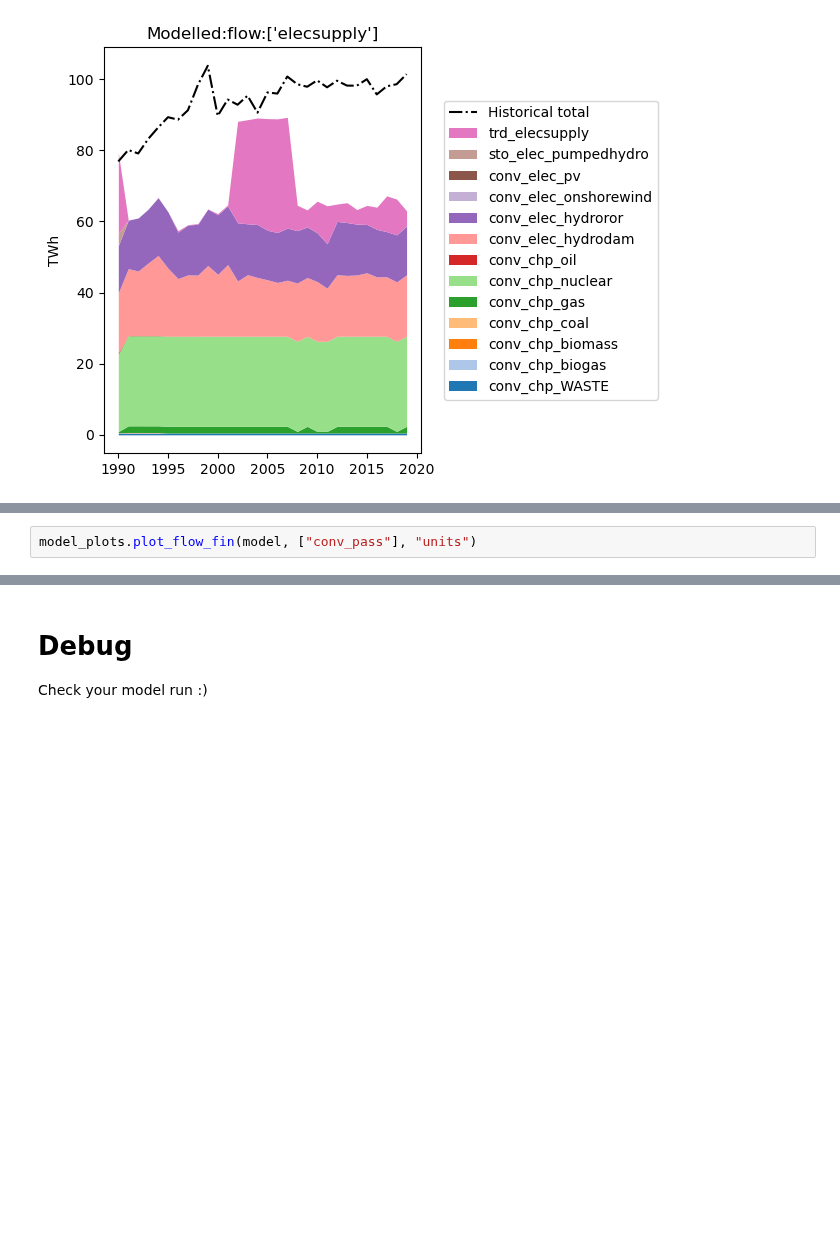
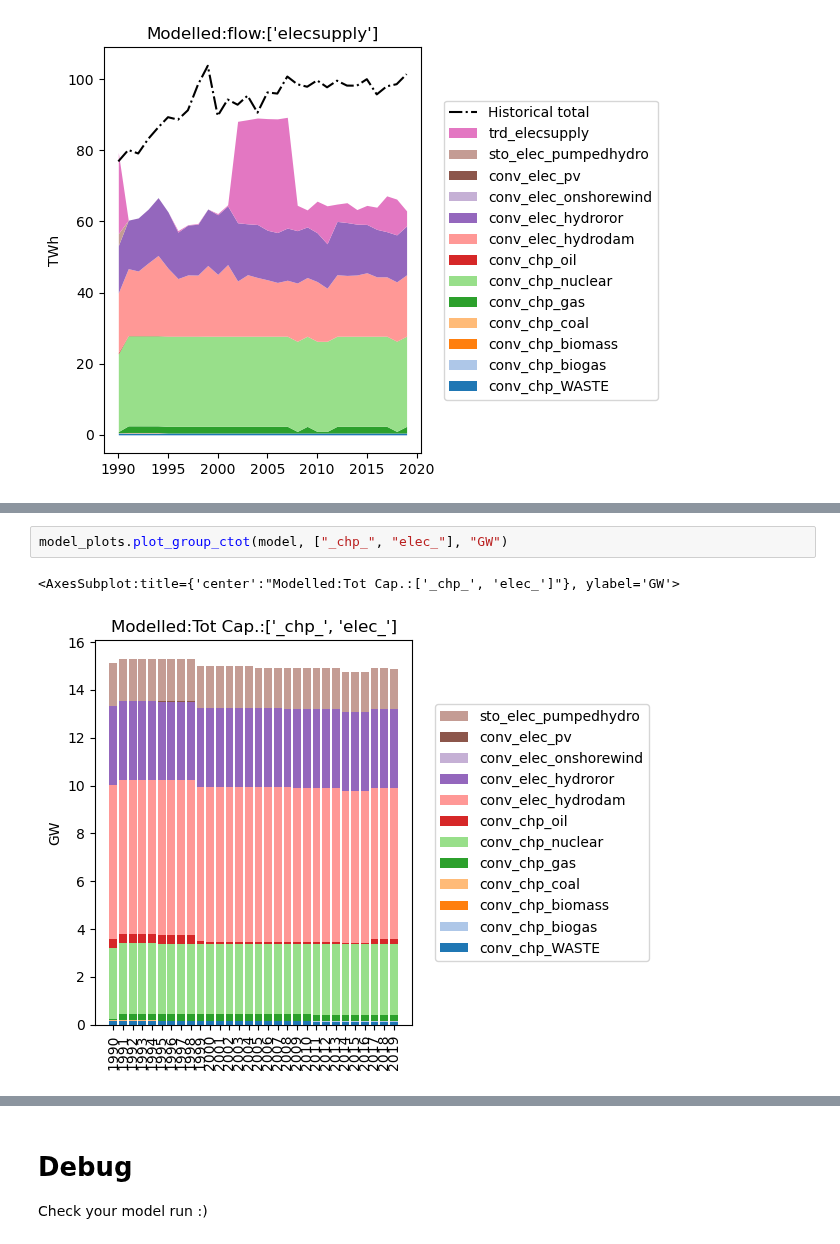
Before and after one commit to irm-codebase/RESTORE, a Jupyter notebook: restore_split.ipynb, the cells around one changed output, grey strips where cells are left out. Saved outputs shown, nothing was run; the diff lists cells and outputs as text; blank space fills up the shorter version.

```diff
--- a/restore_split.ipynb
+++ b/restore_split.ipynb
@@ -147,3 +150,6 @@ data_plots.plot_flow_fout(model, cnf.DATA, ["elecsupply"], unit="Mpkm")
-# %%
-model_plots.plot_flow_fin(model, ["conv_pass"], "units")
+# %%
+model_plots.plot_group_ctot(model, ["_chp_", "elec_"], "GW")
+# %% [output]
+<AxesSubplot:title={'center':"Modelled:Tot Cap.:['_chp_', 'elec_']"}, ylabel='GW'>
+[figure, added]
 # %%
```
Also changed, not shown: parts of 4 cells of this notebook, 15 other files.
